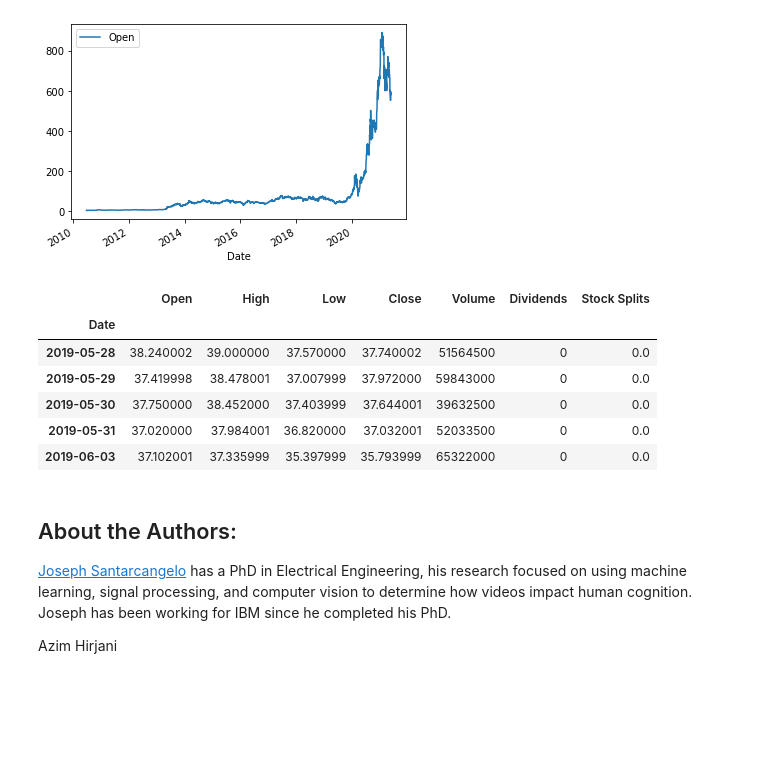
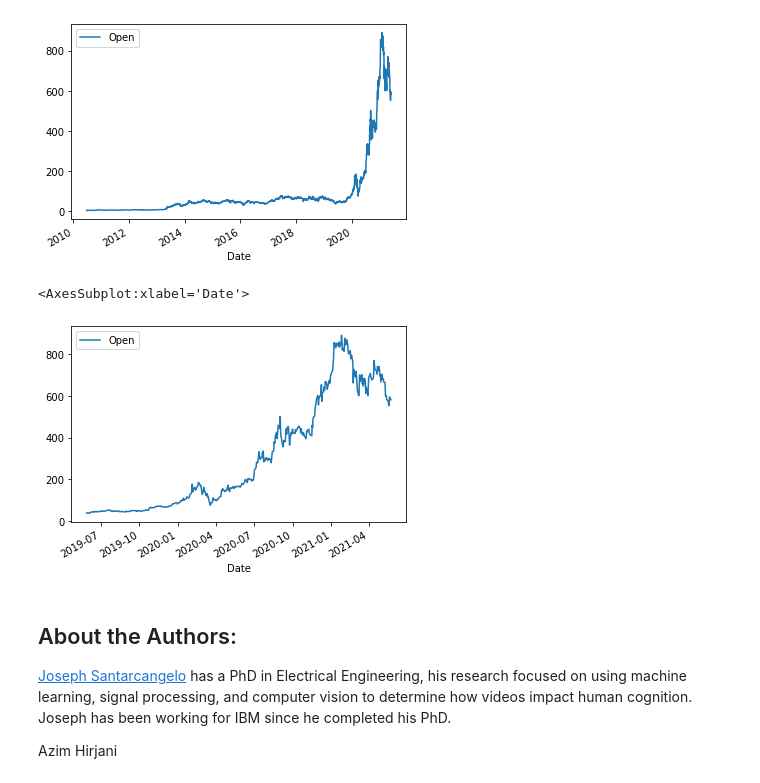
Before and after one commit to sj50179/IBM-Data-Science-Professional-Certificate, a Jupyter notebook: 5_Python Project for Data Science/1-Extracting Stock Data Using a Python Library.ipynb, the cells around one changed output. Cells and saved outputs as stored; diff of their text form; code cells hidden in the pictures; blank space fills up the shorter version.

```diff
--- a/5_Python Project for Data Science/1-Extracting Stock Data Using a Python Library.ipynb
+++ b/5_Python Project for Data Science/1-Extracting Stock Data Using a Python Library.ipynb
@@ -209,15 +209,11 @@ tsla_share_price_date.plot(x="Date", y="Open")
 [figure]
 # %%
 tsla_share_price_2year = tesla.history(period='2y')
-tsla_share_price_2year.head()
+tsla_share_price_2year.reset_index(inplace=True)
+tsla_share_price_2year.plot(x="Date", y="Open")
 # %% [output]
-|  | Open | High | Low | Close | Volume | Dividends | Stock Splits |
-| Date |  |  |  |  |  |  |  |
-| 2019-05-28 | 38.240002 | 39.000000 | 37.570000 | 37.740002 | 51564500 | 0 | 0.0 |
-| 2019-05-29 | 37.419998 | 38.478001 | 37.007999 | 37.972000 | 59843000 | 0 | 0.0 |
-| 2019-05-30 | 37.750000 | 38.452000 | 37.403999 | 37.644001 | 39632500 | 0 | 0.0 |
-| 2019-05-31 | 37.020000 | 37.984001 | 36.820000 | 37.032001 | 52033500 | 0 | 0.0 |
-| 2019-06-03 | 37.102001 | 37.335999 | 35.397999 | 35.793999 | 65322000 | 0 | 0.0 |
+<AxesSubplot:xlabel='Date'>
+[figure, added]
 # %% [markdown]
 <h2>About the Authors:</h2>
 
```
